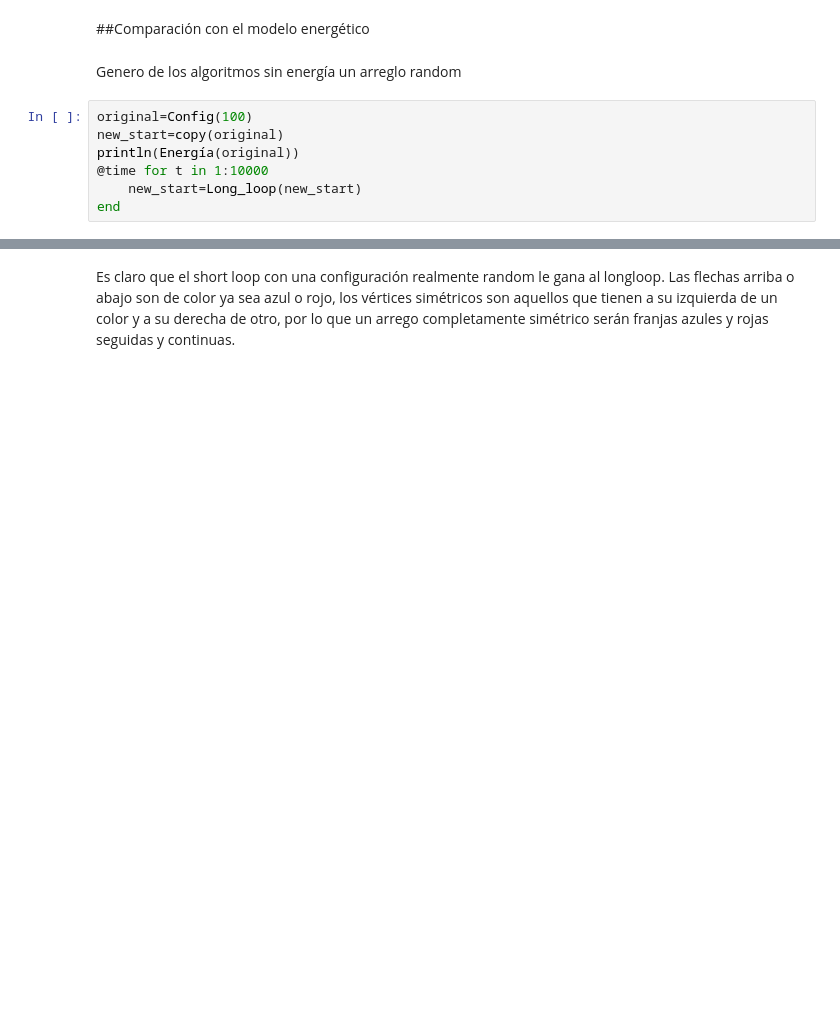
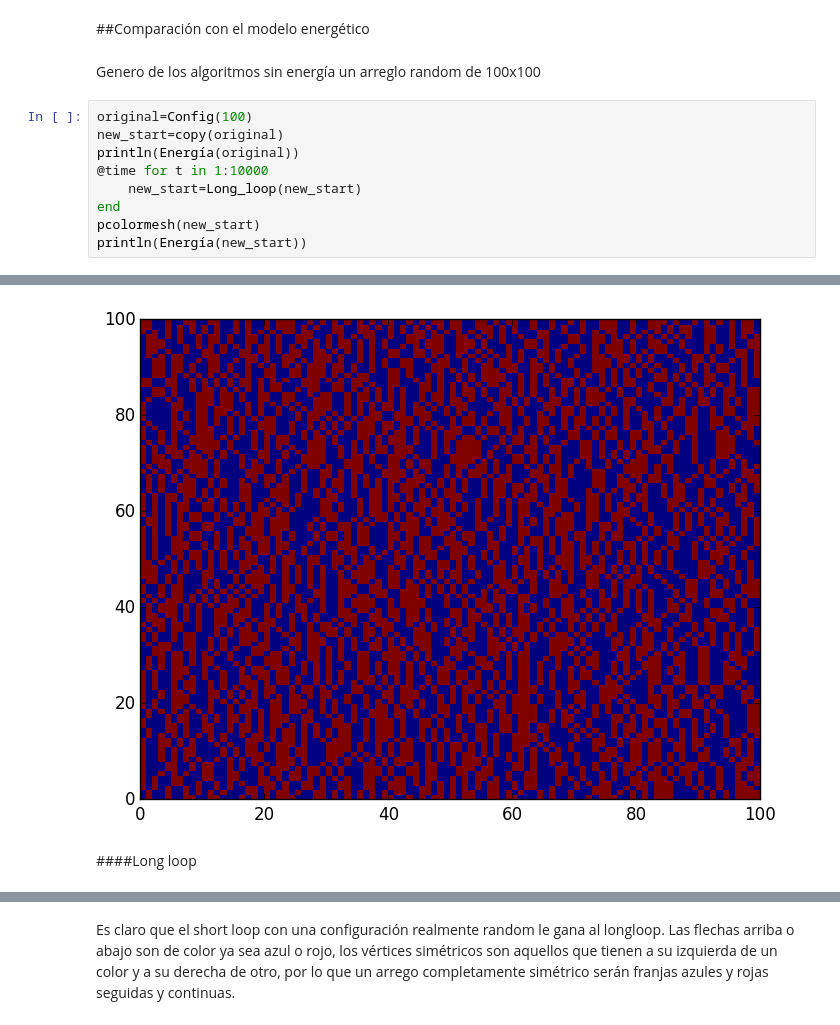
Before and after one commit to jorgeerrz/Hielo, a Jupyter notebook: Proyecto final.ipynb, the cells around one changed output, grey strips where cells are left out. Saved outputs shown, nothing was run; the diff lists cells and outputs as text; blank space fills up the shorter version.

```diff
--- a/Proyecto final.ipynb
+++ b/Proyecto final.ipynb
@@ -1311,7 +1335,7 @@ Energía (generic function with 1 method)
 # %% [markdown]
 ##Comparación con el modelo energético
 # %% [markdown]
-Genero de los algoritmos sin energía un arreglo random
+Genero de los algoritmos sin energía un arreglo random de 100x100
 # %%
 original=Config(100)
 new_start=copy(original)
@@ -1319,5 +1343,7 @@ println(Energía(original))
 @time for t in 1:10000
     new_start=Long_loop(new_start)
 end
+pcolormesh(new_start)
+println(Energía(new_start))
 # %% [output]
 0
@@ -1325,3 +1352,6 @@ elapsed time: 26.97161829 seconds (15334062720 bytes allocated, 64.22% gc time)
+[figure, added]
+# %% [markdown]
+####Long loop
 # %%
 new=copy(new_start)
 @time for t in 1:10000
```
Also changed, not shown: parts of 30 cells of this notebook.
